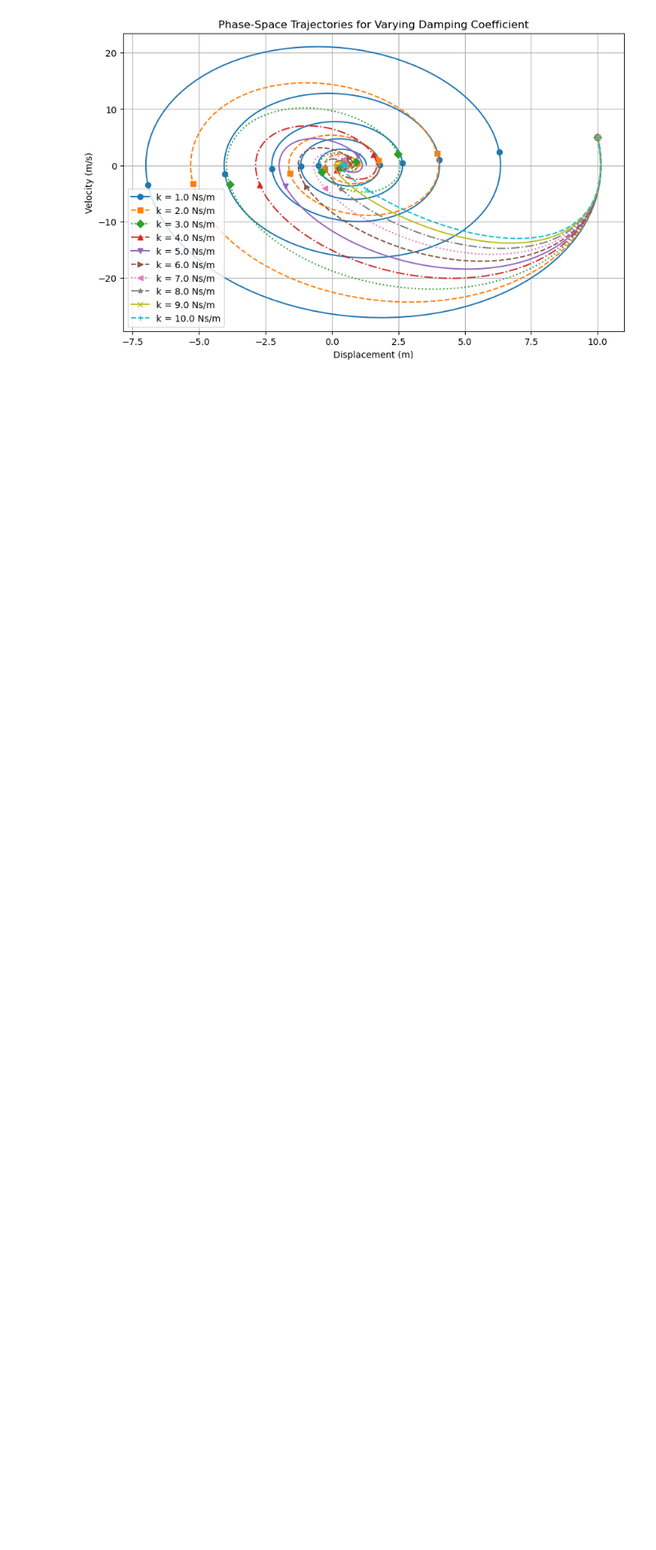
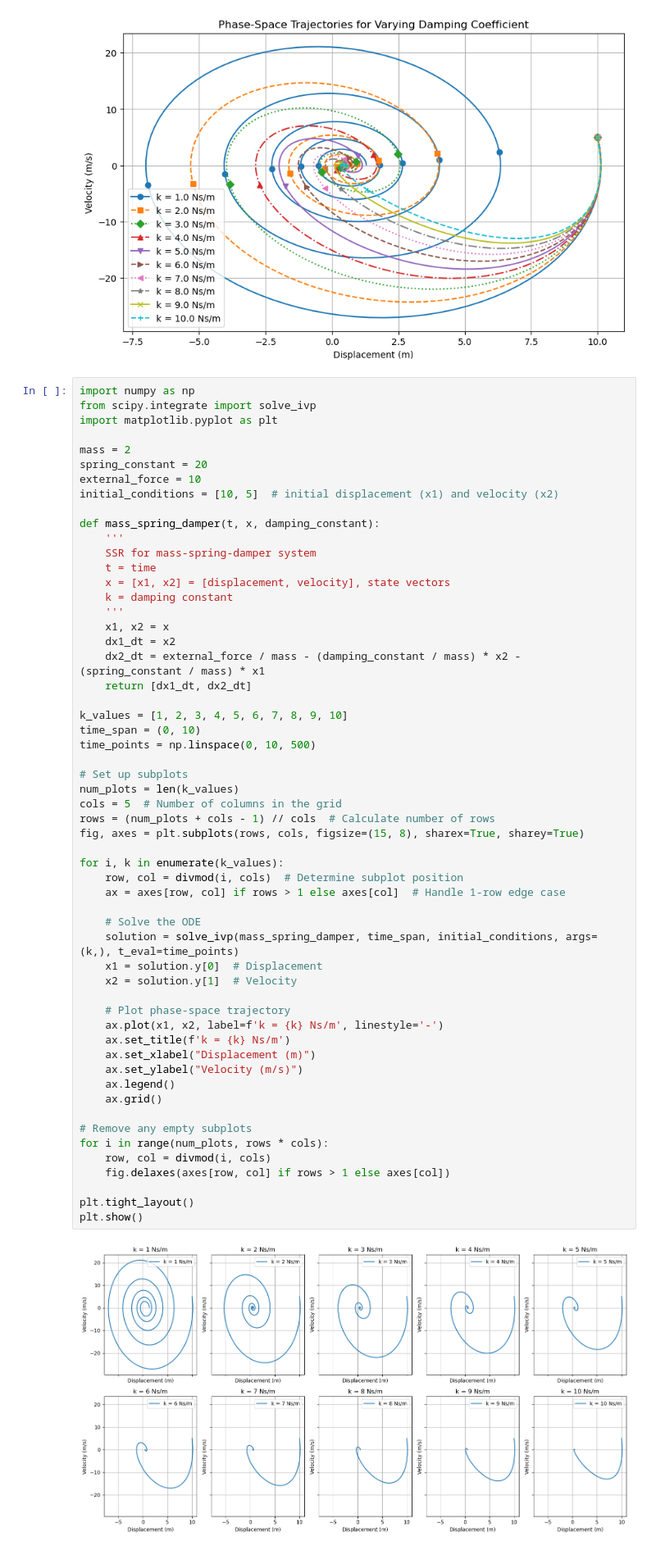
Before and after one commit to Duks31/vibrations, a Jupyter notebook: main.ipynb, the cells around one changed output. Shown at 82% size. Drawn from its saved outputs; the diff is of its cells as text; blank space fills up the shorter version.

```diff
--- a/main.ipynb
+++ b/main.ipynb
@@ -228,6 +228,64 @@ plt.grid()
 plt.show()
 # %% [output]
 [figure]
+# %%
+import numpy as np
+from scipy.integrate import solve_ivp
+import matplotlib.pyplot as plt
+
+mass = 2
+spring_constant = 20
+external_force = 10
+initial_conditions = [10, 5]  # initial displacement (x1) and velocity (x2)
+
+def mass_spring_damper(t, x, damping_constant):
+    '''
+    SSR for mass-spring-damper system
+    t = time
+    x = [x1, x2] = [displacement, velocity], state vectors
+    k = damping constant
+    '''
+    x1, x2 = x
+    dx1_dt = x2
+    dx2_dt = external_force / mass - (damping_constant / mass) * x2 - (spring_constant / mass) * x1
+    return [dx1_dt, dx2_dt]
+
+k_values = [1, 2, 3, 4, 5, 6, 7, 8, 9, 10]
+time_span = (0, 10)
+time_points = np.linspace(0, 10, 500)
+
+# Set up subplots
+num_plots = len(k_values)
+cols = 5  # Number of columns in the grid
+rows = (num_plots + cols - 1) // cols  # Calculate number of rows
+fig, axes = plt.subplots(rows, cols, figsize=(15, 8), sharex=True, sharey=True)
+
+for i, k in enumerate(k_values):
+    row, col = divmod(i, cols)  # Determine subplot position
+    ax = axes[row, col] if rows > 1 else axes[col]  # Handle 1-row edge case
+
+    # Solve the ODE
+    solution = solve_ivp(mass_spring_damper, time_span, initial_conditions, args=(k,), t_eval=time_points)
+    x1 = solution.y[0]  # Displacement
+    x2 = solution.y[1]  # Velocity
+
+    # Plot phase-space trajectory
+    ax.plot(x1, x2, label=f'k = {k} Ns/m', linestyle='-')
+    ax.set_title(f'k = {k} Ns/m')
+    ax.set_xlabel("Displacement (m)")
+    ax.set_ylabel("Velocity (m/s)")
+    ax.legend()
+    ax.grid()
+
+# Remove any empty subplots
+for i in range(num_plots, rows * cols):
+    row, col = divmod(i, cols)
+    fig.delaxes(axes[row, col] if rows > 1 else axes[col])
+
+plt.tight_layout()
+plt.show()
+# %% [output]
+[figure, added]
 # %% [markdown]
 ##### Part A, Q6 -7
 
```
Also changed, not shown: parts of 5 cells of this notebook, 7 other files.
